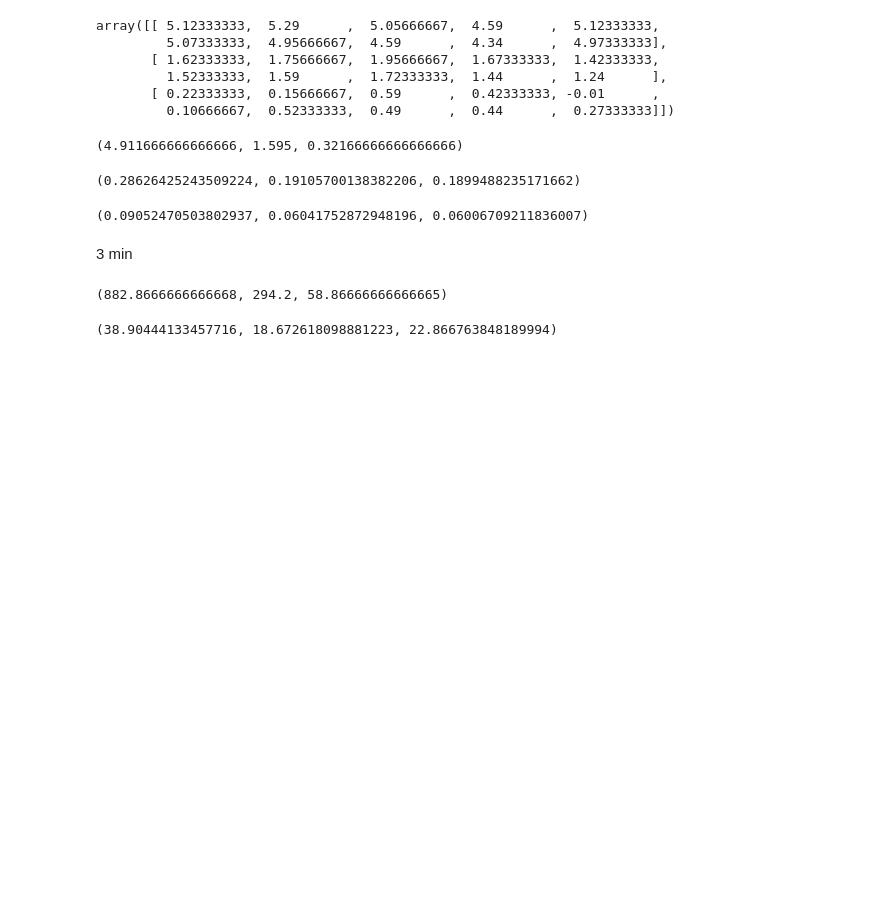
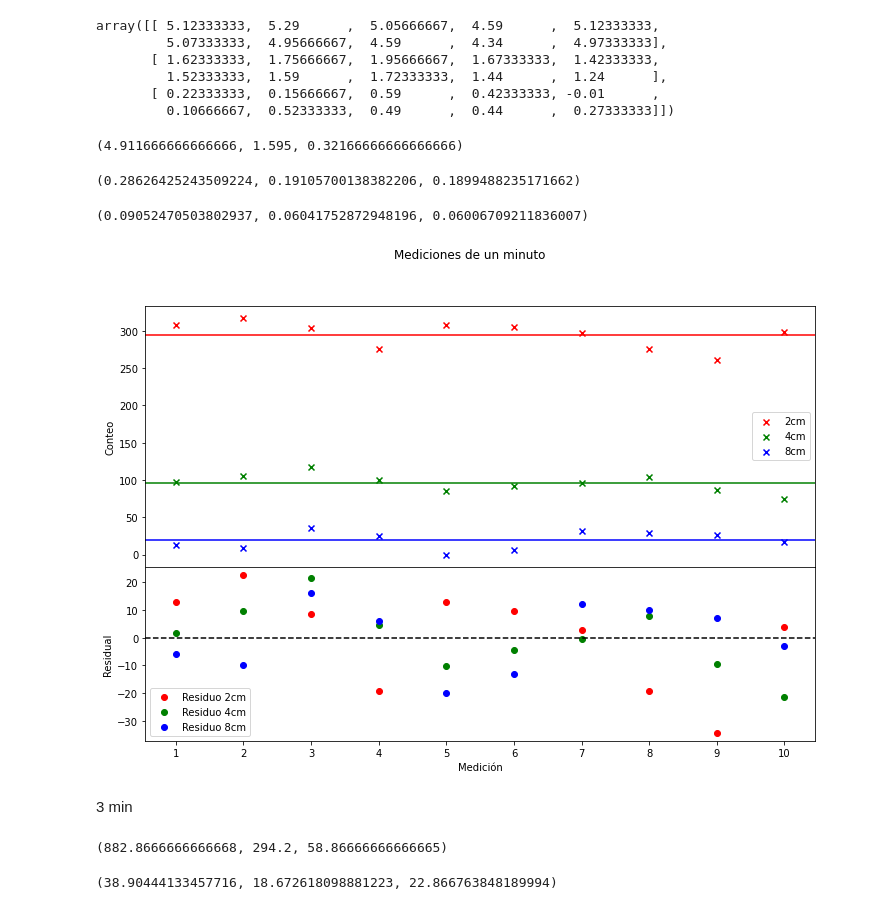
Before and after one commit to slaverdeg/Laboratorio-Moderna-GitHub, a Jupyter notebook: Radioactividad/código_radioactividad.ipynb, the cells around one changed output. Drawn from its saved outputs; the diff is of its cells as text; code cells hidden in the pictures; blank space fills up the shorter version.

```diff
--- a/Radioactividad/código_radioactividad.ipynb
+++ b/Radioactividad/código_radioactividad.ipynb
@@ -182,6 +182,36 @@ Err2_f,Err4_f,Err8_f = SDs(M_1)/np.sqrt(10)
 (Err2_f,Err4_f,Err8_f)
 # %% [output]
 (0.09052470503802937, 0.06041752872948196, 0.06006709211836007)
+# %%
+#residuos
+r_2 = Dos_c - Promedio(Dos_c)
+r_4 = Cuatro_c - Promedio(Cuatro_c)
+r_8 = Ocho_c - Promedio(Ocho_c)
+# %%
+fig,axs = plt.subplots(2,1,figsize=(12,8),gridspec_kw={'height_ratios': [1.5, 1]},sharex=True)
+fig.subplots_adjust(hspace=0)
+fig.suptitle('Mediciones de un minuto')
+
+axs[0].scatter(t1,Dos_c,label='2cm',color='red',marker='x')
+axs[0].axhline(y=Promedio(Dos_c),color='red')
+axs[0].scatter(t1,Cuatro_c,label='4cm',color='green',marker='x')
+axs[0].axhline(y=Promedio(Cuatro_c),color='green')
+axs[0].scatter(t1,Ocho_c,label='8cm',color='blue',marker='x')
+axs[0].axhline(y=Promedio(Ocho_c),color='blue')
+axs[0].set_ylabel('Conteo')
+axs[0].legend()
+
+axs[1].scatter(t1,r_2,label='Residuo 2cm',color='red')
+axs[1].scatter(t1,r_4,label='Residuo 4cm',color='green')
+axs[1].scatter(t1,r_8,label='Residuo 8cm',color='blue')
+axs[1].axhline(y=0, color='black', linestyle='--')
+axs[1].set_ylabel('Residual')
+axs[1].set_xlabel('Medición')
+axs[1].set_xticks(np.arange(1., 11., 1.))
+axs[1].legend()
+plt.show()
+# %% [output]
+[figure, added]
 # %% [markdown]
 3 min
 # %%
```
Also changed, not shown: parts of 4 cells of this notebook.
